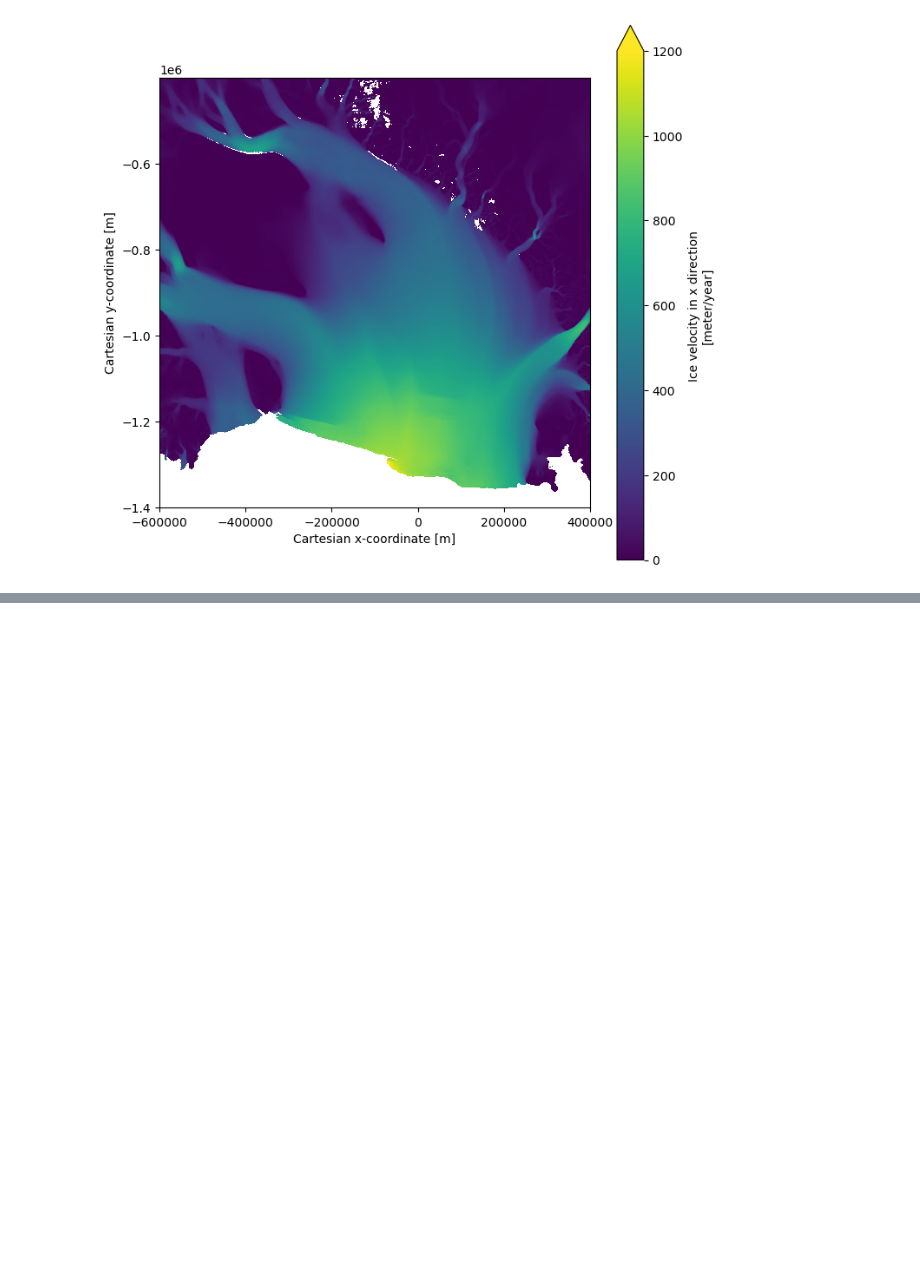
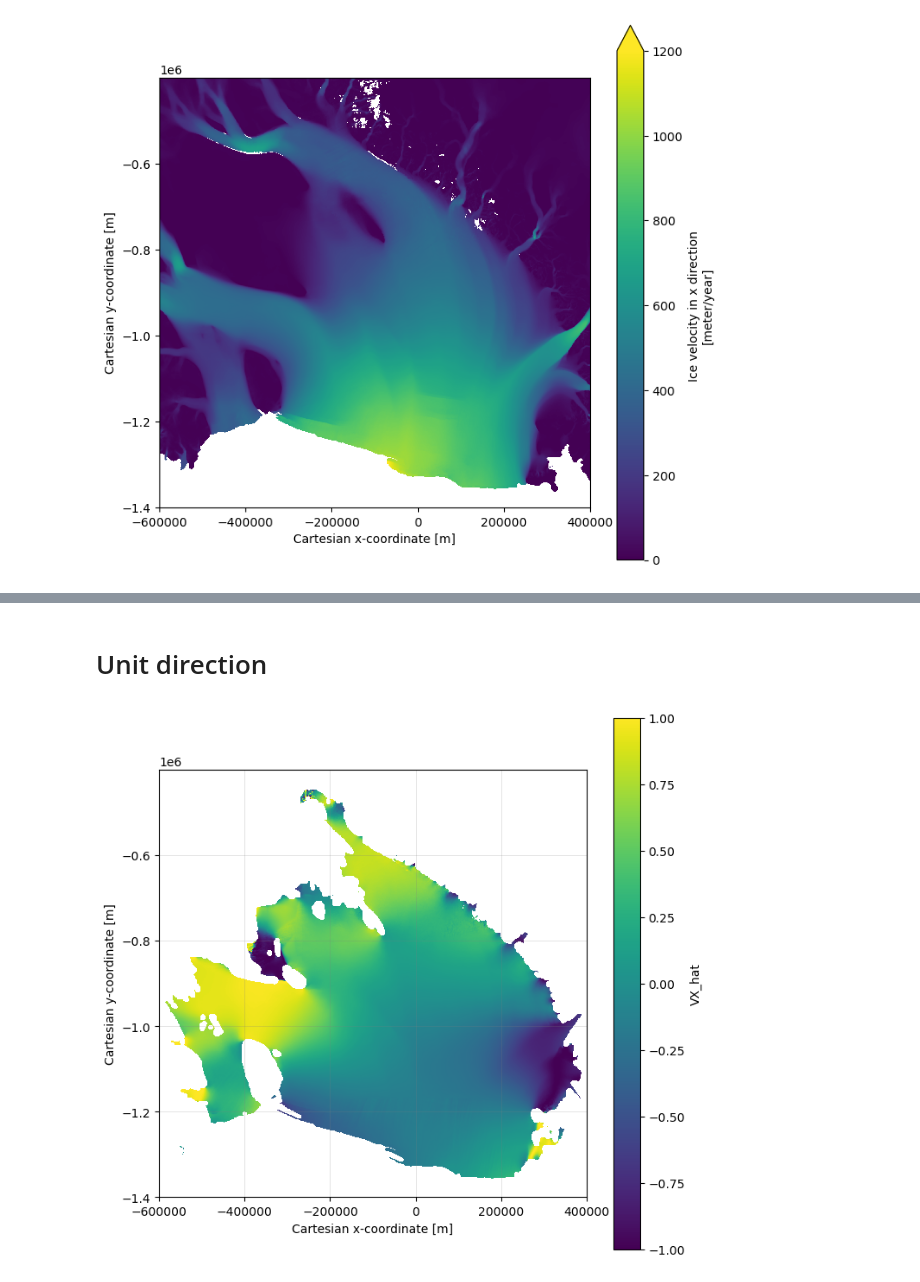
Before and after one commit to kimbente/ice_shelves_flux_decomposition, a Jupyter notebook: preprocess_ice_velocity.ipynb, the cells around one changed output, grey strips where cells are left out. Cells and saved outputs as stored; diff of their text form; code cells hidden in the pictures; blank space fills up the shorter version.

```diff
--- a/preprocess_ice_velocity.ipynb
+++ b/preprocess_ice_velocity.ipynb
@@ -63,0 +94,18 @@ plt.show()
+# %% [markdown]
+# Unit direction
+# %%
+ice_vel_ross = ice_vel_ross.assign(
+    VX_hat = ice_vel_ross.VX / ice_vel_ross.V,
+    VY_hat = ice_vel_ross.VY / ice_vel_ross.V
+)
+# %%
+ice_vel_VX_unitdir_ross_onshelf = ice_vel_ross.VX_hat.where(mask_for_ice_vel == 3)
+ice_vel_VY_unitdir_ross_onshelf = ice_vel_ross.VY_hat.where(mask_for_ice_vel == 3)
+# %%
+fig, ax = plt.subplots(figsize = (8, 8))
+ice_vel_VX_unitdir_ross_onshelf.plot.pcolormesh(ax = ax, cmap = "viridis")
+ax.grid(True, which = "both", color = "grey", alpha = 0.3, linewidth = 0.5)
+ax.set_aspect("equal")
+plt.show()
+# %% [output]
+[figure, added]
```
Also changed, not shown: parts of 8 cells of this notebook, 12 other files.
